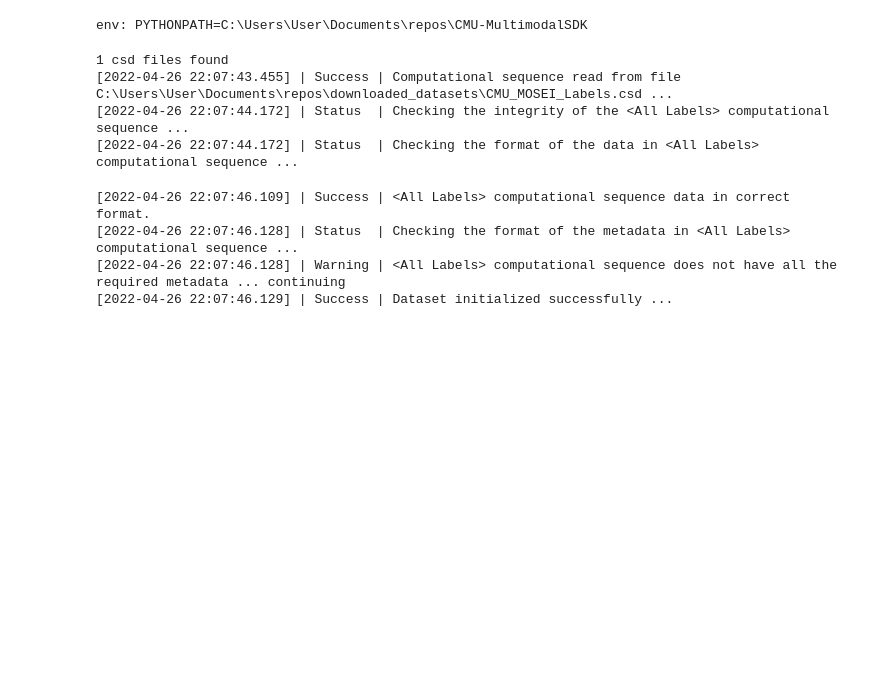
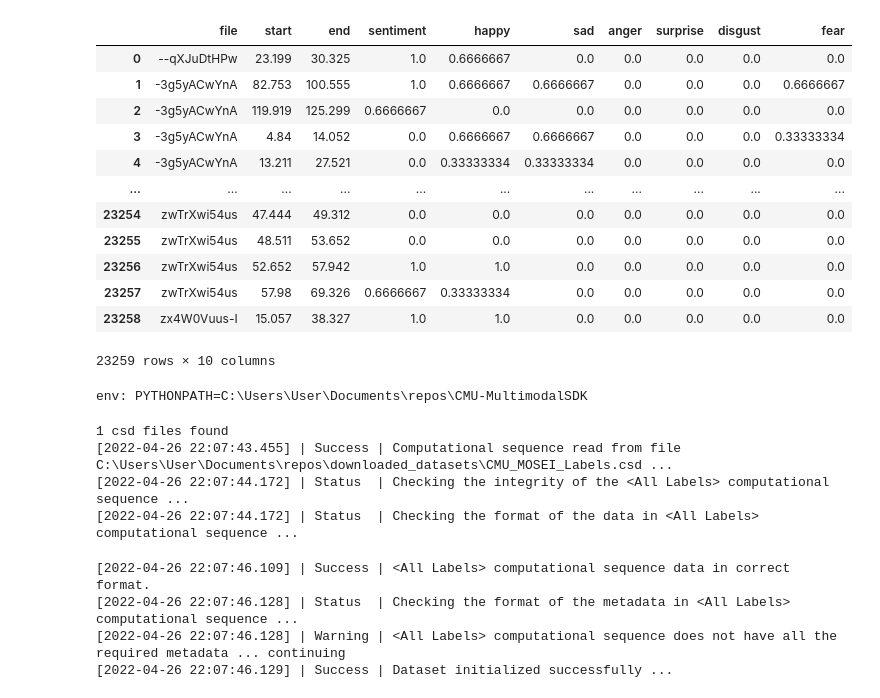
Before and after one commit to aqsaB/aml-project, a Jupyter notebook: audioDataProcessingRevised.ipynb, the cells around one changed output. Cells and saved outputs as stored; diff of their text form; code cells hidden in the pictures; blank space fills up the shorter version.

```diff
--- a/audioDataProcessingRevised.ipynb
+++ b/audioDataProcessingRevised.ipynb
@@ -14,0 +35,27 @@
+# %%
+import os
+from os import listdir
+from os.path import isfile, join
+
+# Path to csd files. If path is incorrect or missing the entire dataset will be downloaded
+pathf = './downloaded_dataset'
+dataset_dictionary={}
+
+
+# choice={"cmu_mosei":mmdatasdk.cmu_mosei.highlevel,"cmu_mosi":mmdatasdk.cmu_mosi.highlevel,"pom":mmdatasdk.pom.highlevel}
+# labels={"cmu_mosei":mmdatasdk.cmu_mosei.labels,"cmu_mosi":mmdatasdk.cmu_mosi.labels,"pom":mmdatasdk.pom.labels}
+##ONLY RUN IF DATASET IS NOT PREVIOUSLY ALIGNED
+if os.path.isdir(pathf) is False:
+    dataset=mmdatasdk.mmdataset(mmdatasdk.cmu_mosei.highlevel,pathf)
+    dataset.add_computational_sequences(mmdatasdk.cmu_mosei.labels,pathf)
+else:
+    ##RUN IF DATASET IS PREVIOUSLY ALIGNED aka downloaded previously
+    csdfiles = [f for f in listdir(pathf) if isfile(join(pathf, f)) and f[-4:]=='.csd']
+    if len(csdfiles)==0:
+        print("No csd files in the given folder")
+        exit(-2)
+
+    print("%d csd files found"%len(csdfiles))
+    for csdfile in csdfiles:
+        dataset_dictionary[csdfile]=os.path.join(pathf,csdfile)
+    dataset=mmdatasdk.mmdataset(dataset_dictionary)
@@ -14,0 +182,16 @@
+# %%
+df_labels
+# %% [output]
+|  | file | start | end | sentiment | happy | sad | anger | surprise | disgust | fear |
+| 0 | --qXJuDtHPw | 23.199 | 30.325 | 1.0 | 0.6666667 | 0.0 | 0.0 | 0.0 | 0.0 | 0.0 |
+| 1 | -3g5yACwYnA | 82.753 | 100.555 | 1.0 | 0.6666667 | 0.6666667 | 0.0 | 0.0 | 0.0 | 0.6666667 |
+| 2 | -3g5yACwYnA | 119.919 | 125.299 | 0.6666667 | 0.0 | 0.0 | 0.0 | 0.0 | 0.0 | 0.0 |
+| 3 | -3g5yACwYnA | 4.84 | 14.052 | 0.0 | 0.6666667 | 0.6666667 | 0.0 | 0.0 | 0.0 | 0.33333334 |
+| 4 | -3g5yACwYnA | 13.211 | 27.521 | 0.0 | 0.33333334 | 0.33333334 | 0.0 | 0.0 | 0.0 | 0.0 |
+| ... | ... | ... | ... | ... | ... | ... | ... | ... | ... | ... |
+| 23254 | zwTrXwi54us | 47.444 | 49.312 | 0.0 | 0.0 | 0.0 | 0.0 | 0.0 | 0.0 | 0.0 |
+| 23255 | zwTrXwi54us | 48.511 | 53.652 | 0.0 | 0.0 | 0.0 | 0.0 | 0.0 | 0.0 | 0.0 |
+| 23256 | zwTrXwi54us | 52.652 | 57.942 | 1.0 | 1.0 | 0.0 | 0.0 | 0.0 | 0.0 | 0.0 |
+| 23257 | zwTrXwi54us | 57.98 | 69.326 | 0.6666667 | 0.33333334 | 0.0 | 0.0 | 0.0 | 0.0 | 0.0 |
+| 23258 | zx4W0Vuus-I | 15.057 | 38.327 | 1.0 | 1.0 | 0.0 | 0.0 | 0.0 | 0.0 | 0.0 |
+23259 rows × 10 columns
```
Also changed, not shown: parts of 19 cells of this notebook, 1 other file.
